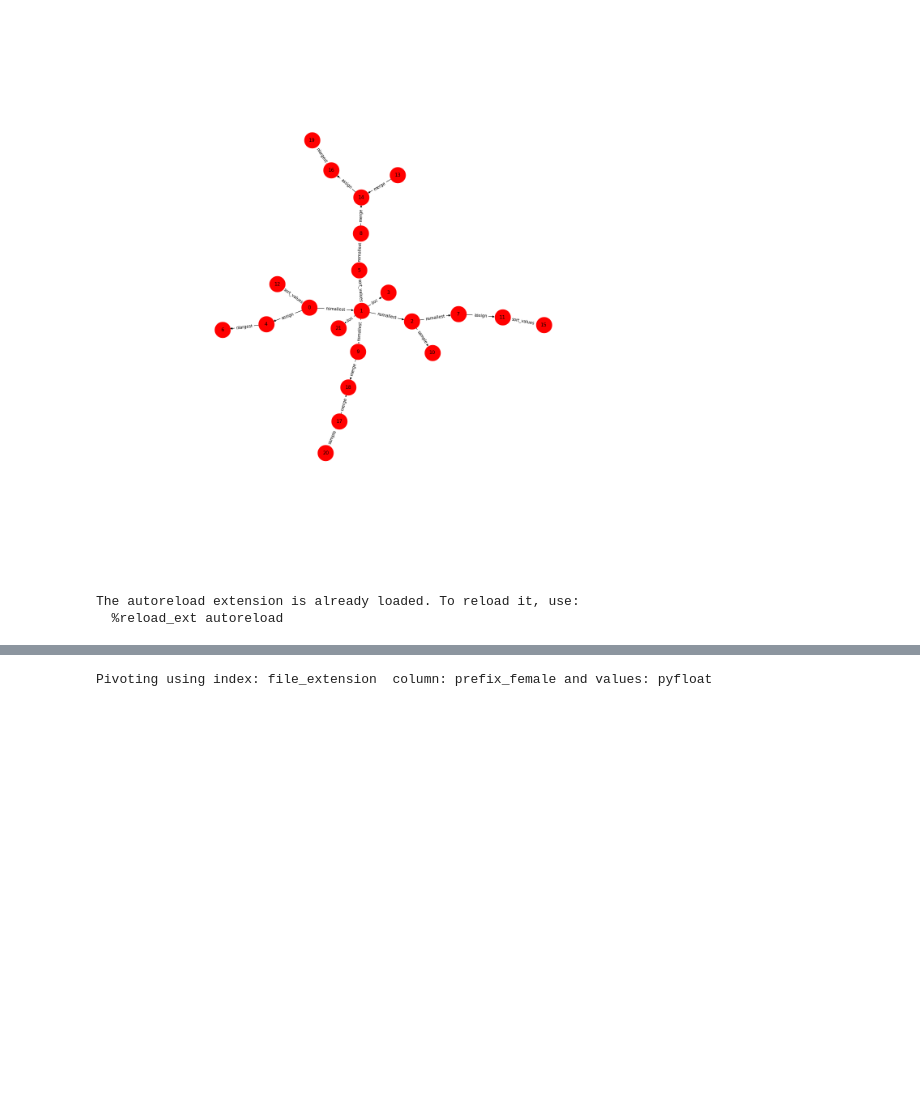
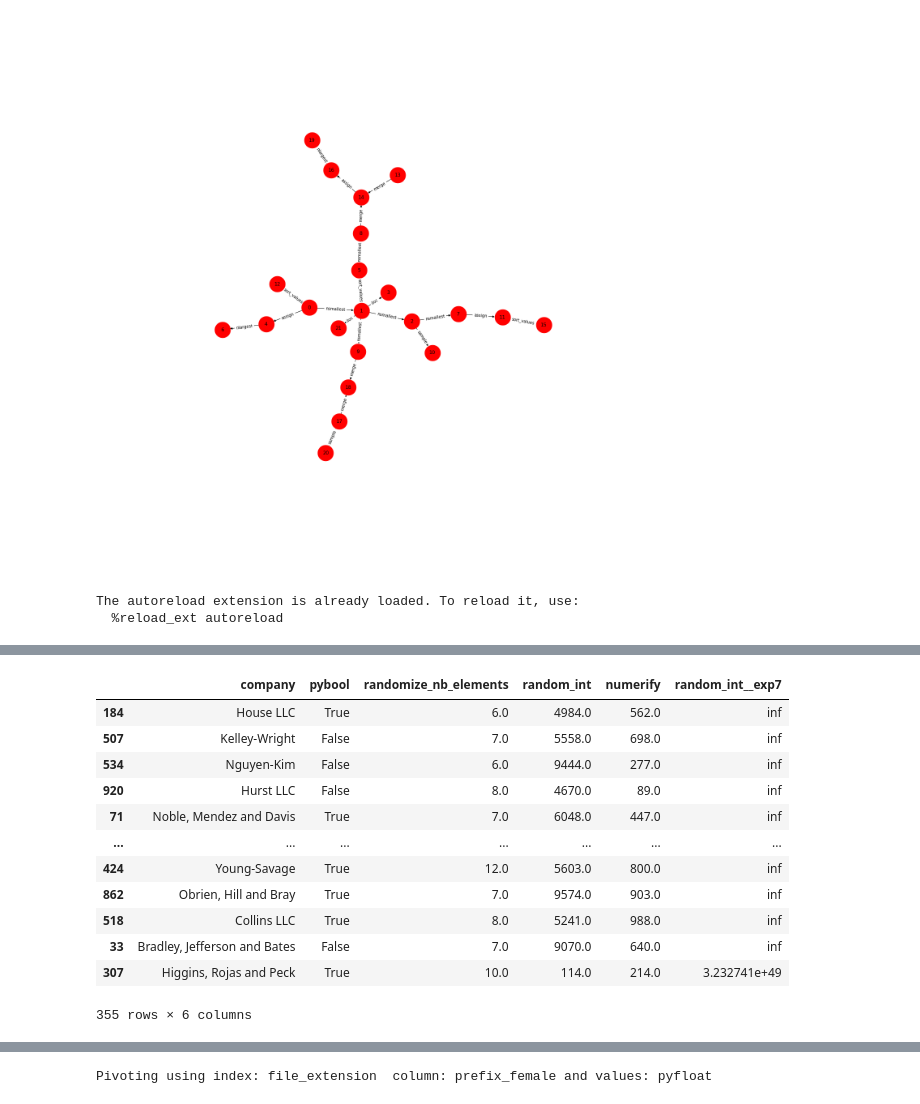
Before and after one commit to suhailrehman/relic, a Jupyter notebook: primitives/python/generator/faker_prototype.ipynb, the cells around one changed output, grey strips where cells are left out. Cells and saved outputs as stored; diff of their text form; code cells hidden in the pictures; blank space fills up the shorter version.

```diff
--- a/primitives/python/generator/faker_prototype.ipynb
+++ b/primitives/python/generator/faker_prototype.ipynb
@@ -775,0 +800,16 @@ Base DF:  ['ean8', 'prefix_female', 'file_extension', 'numerify', 'pyfloat', 'py
+# %%
+ds[9]
+# %% [output]
+|  | company | pybool | randomize_nb_elements | random_int | numerify | random_int__exp7 |
+| 184 | House LLC | True | 6.0 | 4984.0 | 562.0 | inf |
+| 507 | Kelley-Wright | False | 7.0 | 5558.0 | 698.0 | inf |
+| 534 | Nguyen-Kim | False | 6.0 | 9444.0 | 277.0 | inf |
+| 920 | Hurst LLC | False | 8.0 | 4670.0 | 89.0 | inf |
+| 71 | Noble, Mendez and Davis | True | 7.0 | 6048.0 | 447.0 | inf |
+| ... | ... | ... | ... | ... | ... | ... |
+| 424 | Young-Savage | True | 12.0 | 5603.0 | 800.0 | inf |
+| 862 | Obrien, Hill and Bray | True | 7.0 | 9574.0 | 903.0 | inf |
+| 518 | Collins LLC | True | 8.0 | 5241.0 | 988.0 | inf |
+| 33 | Bradley, Jefferson and Bates | False | 7.0 | 9070.0 | 640.0 | inf |
+| 307 | Higgins, Rojas and Peck | True | 10.0 | 114.0 | 214.0 | 3.232741e+49 |
+355 rows × 6 columns
```
Also changed, not shown: parts of 21 cells of this notebook, 32 other files.
